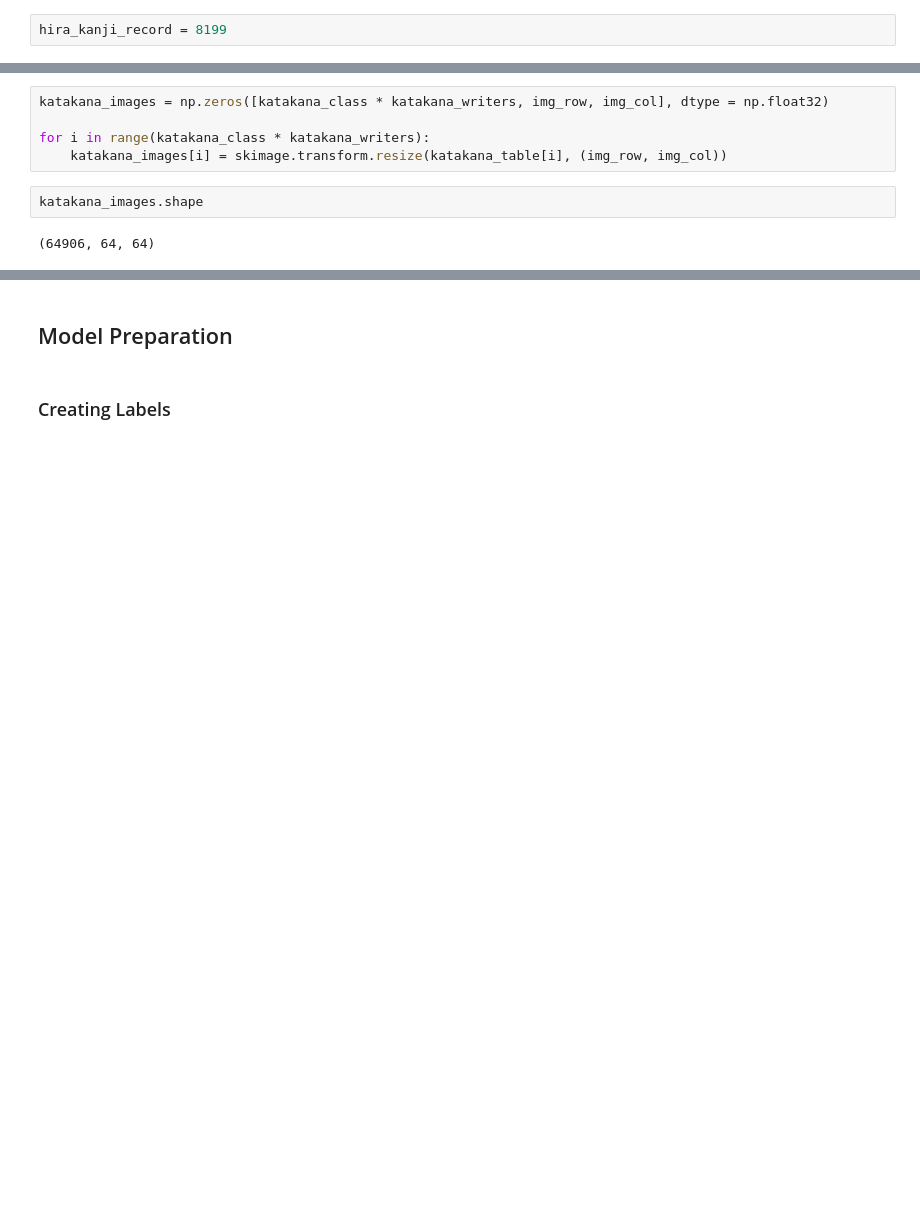
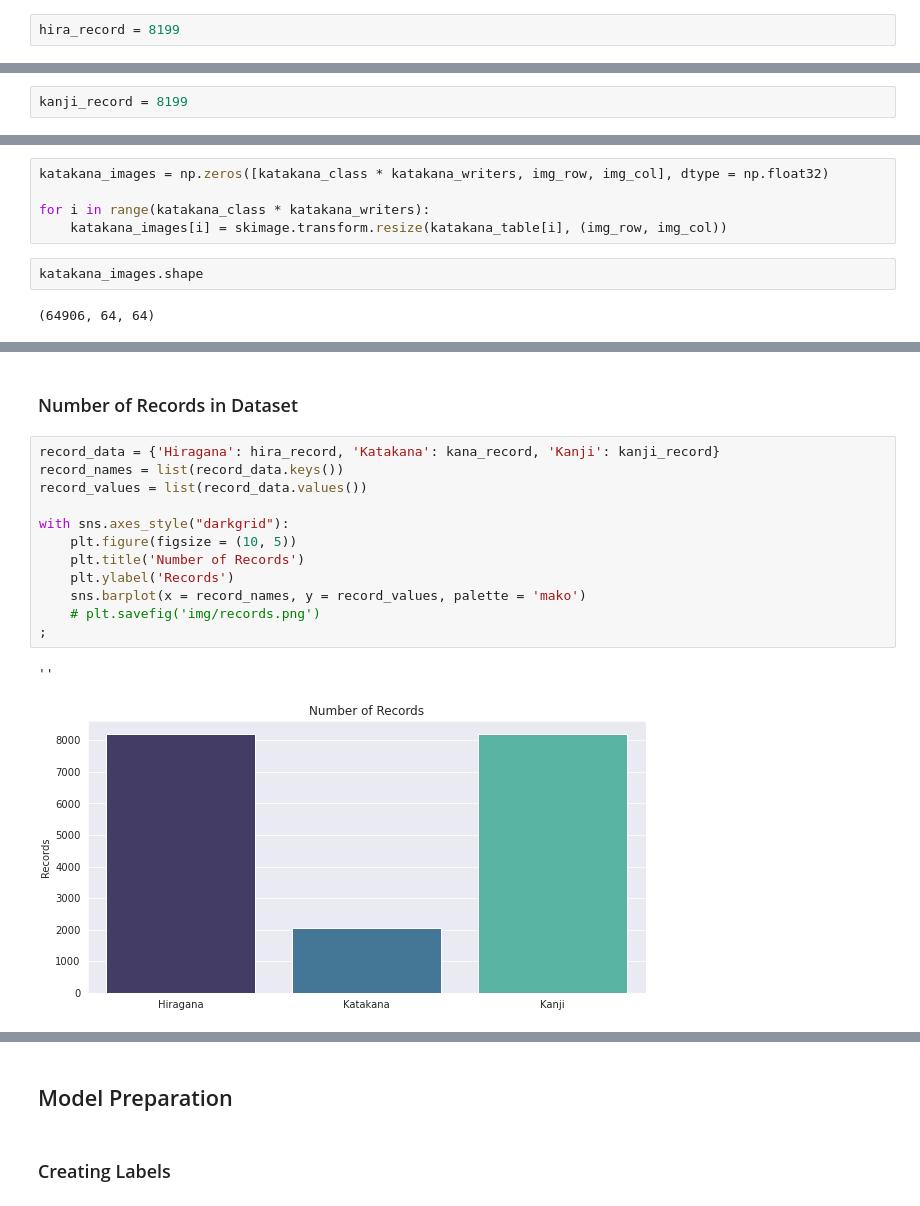
Before and after one commit to Mynusjanai/japanese_classification, a Jupyter notebook: japanese_classification.ipynb, the cells around one changed output, grey strips where cells are left out. Cells and saved outputs as stored; diff of their text form; blank space fills up the shorter version.

```diff
--- a/japanese_classification.ipynb
+++ b/japanese_classification.ipynb
@@ -84,6 +89,6 @@ print(np.__version__)
 # %% [markdown]
 ### Import & Read Hiragana
 # %%
-hira_kanji_record = 8199
+hira_record = 8199
 # %%
 # Reading the Hiragana ETL8G File
@@ -121,6 +128,8 @@ hira_test = hiragana_data.f.arr_0
 hira_test.shape
 # %% [markdown]
 ### Import & Read Kanji
+# %%
+kanji_record = 8199
 # %%
 def read_kanji():
     # Characters = 883, writers = 160, y = 127, x = 128
@@ -339,0 +307,17 @@ katakana_images.shape
+# %% [markdown]
+### Number of Records in Dataset
+# %%
+record_data = {'Hiragana': hira_record, 'Katakana': kana_record, 'Kanji': kanji_record}
+record_names = list(record_data.keys())
+record_values = list(record_data.values())
+
+with sns.axes_style("darkgrid"):
+    plt.figure(figsize = (10, 5))
+    plt.title('Number of Records')
+    plt.ylabel('Records')
+    sns.barplot(x = record_names, y = record_values, palette = 'mako')
+    # plt.savefig('img/records.png')
+;
+# %% [output]
+''
+[figure, added]
```
Also changed, not shown: parts of 48 cells of this notebook, 6 other files.
